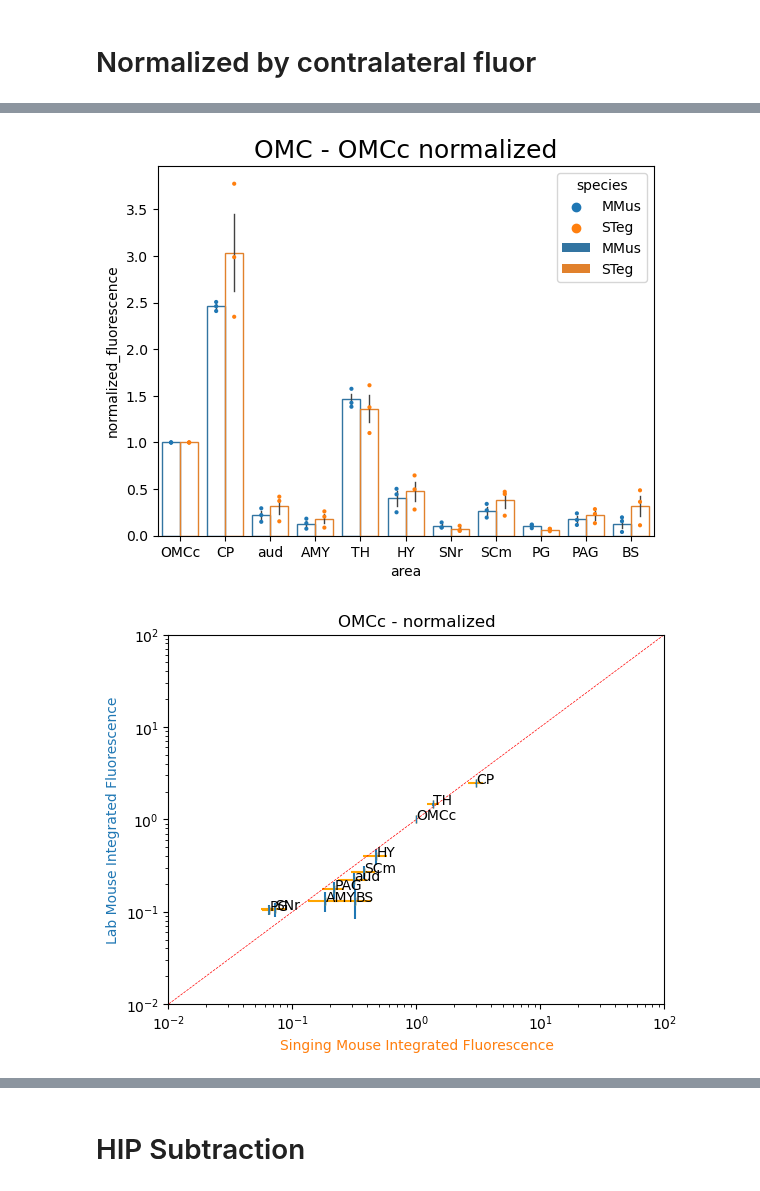
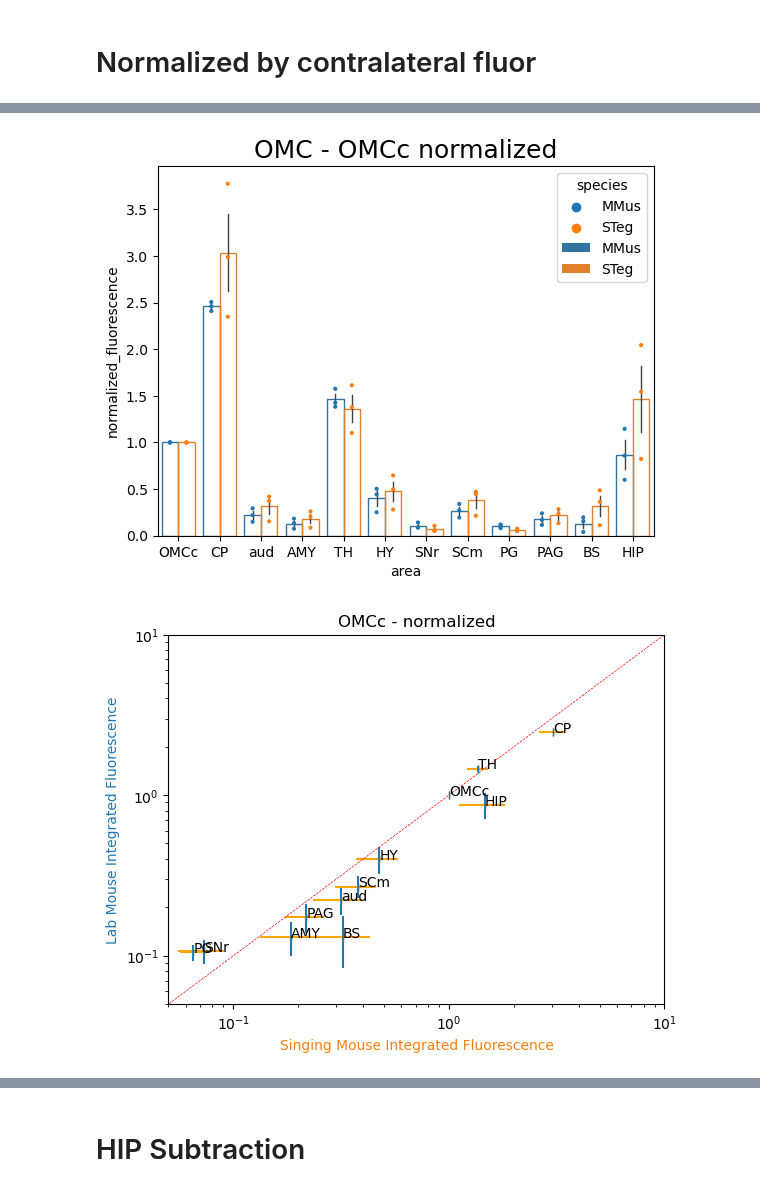
Before and after one commit to eisko/STP_analysis, a Jupyter notebook: STP_quant_fluor_individ.ipynb, the cells around one changed output, grey strips where cells are left out. Cells and saved outputs as stored; diff of their text form; code cells hidden in the pictures.

```diff
--- a/STP_quant_fluor_individ.ipynb
+++ b/STP_quant_fluor_individ.ipynb
@@ -37,7 +37,7 @@ for i in range(metadata.shape[0]):
 
 # area list from make_masks.py
 areas = ["grey", "CTX", "OMCc", "ACAc", "aud","TH", "STR", "CP", "AMY", "P", "PG", "MB", "PAG", "SCm",
-         "SNr", "HY", "CNU", "TEa", "ECT", "VISC", "AI", "GU", "BS"]
+         "SNr", "HY", "CNU", "TEa", "ECT", "VISC", "AI", "GU", "BS", "HIP"]
 # %%
 # load masks for each individually aligned brain
 from time import time
@@ -349,7 +327,7 @@ for i in range(metadata.shape[0]):
 ## OMC
 
 # set areas that match w/ mapseq data
-areas_plot = ["OMCc", "CP", "aud", "AMY", "TH", "HY", "SNr", "SCm", "PG", "PAG", "BS"]
+areas_plot = ["OMCc", "CP", "aud", "AMY", "TH", "HY", "SNr", "SCm", "PG", "PAG", "BS", "HIP"]
 
 omc_fluor = calc_fluor_individ(p05_images, metadata, mask_dict, areas_to_plot=areas_plot,
                                inj_site="OMC")
@@ -391,15 +383,15 @@ See the caveats in the documentation: https://pandas.pydata.org/pandas-docs/stab
 # %%
 
 # make dot plot
 dot_bar_plot(omc_normed, title="OMC - OMCc normalized", xaxis="area",
              yaxis="normalized_fluorescence", hueaxis="species")
 plt.show()
-stvmm_area_scatter(omc_normed, title="OMCc - normalized", ax_limits=(0.01, 100),
+stvmm_area_scatter(omc_normed, title="OMCc - normalized", ax_limits=(0.05, 10),
                    to_plot="normalized_fluorescence")
 plt.show()
 # %% [output]
-[figure, old version]
+[figure, new version]
-[figure, old version]
+[figure, new version]
 # %%
 
 ## ACC
```
Also changed, not shown: parts of 22 cells of this notebook, 6 other files.
